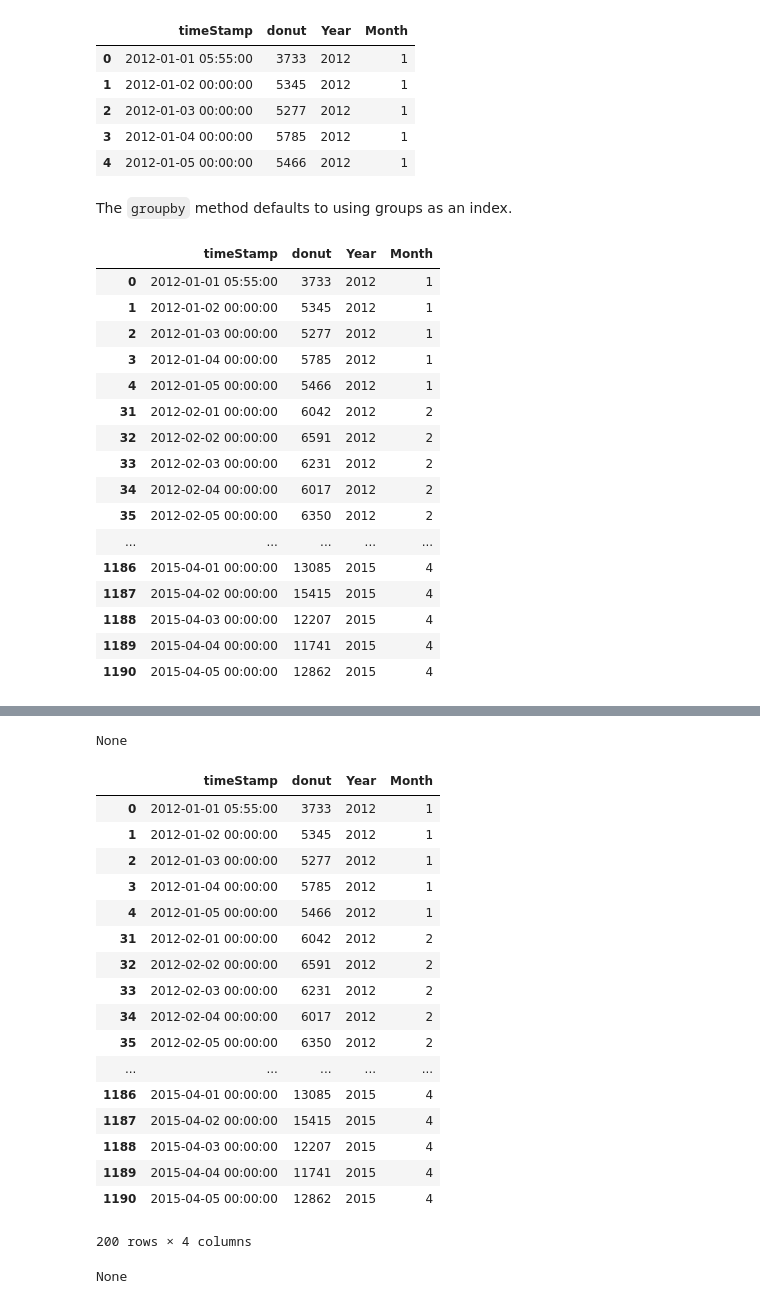
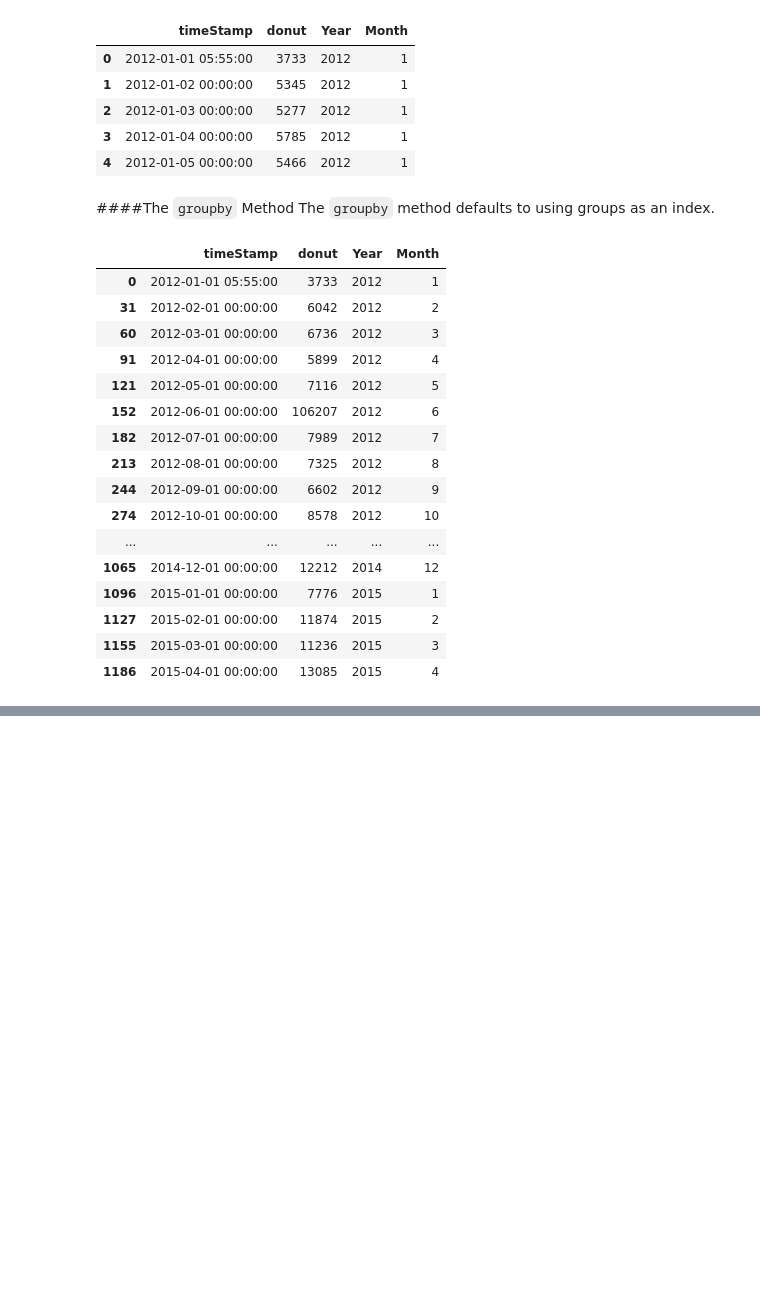
Before and after one commit to blehman/PyMNtos_ipynbD3_workshop, a Jupyter notebook: d3_notebook_example/notebooks/example.ipynb, the cells around one changed output, grey strips where cells are left out. Drawn from its saved outputs; the diff is of its cells as text; code cells hidden in the pictures; blank space fills up the shorter version.

```diff
--- a/d3_notebook_example/notebooks/example.ipynb
+++ b/d3_notebook_example/notebooks/example.ipynb
@@ -119,8 +122,8 @@ sampleData.head()
 ####Datetime Binning
 The datetime object has properties that make binning rather simple.
 # %%
-donut = cp_data.ix[:,("timeStamp","donut")]
-donut.head()
+donut = sampleData.ix[:,("timeStamp","donut")]
+display(donut.head())
 # %% [output]
 |  | timeStamp | donut |
 | 0 | 2012-01-01 05:55:00 | 3733 |
@@ -142,30 +146,33 @@ donut.head()
 | 3 | 2012-01-04 00:00:00 | 5785 | 2012 | 1 |
 | 4 | 2012-01-05 00:00:00 | 5466 | 2012 | 1 |
 # %% [markdown]
+####The `groupby` Method
 The `groupby` method defaults to using groups as an index.
 # %%
-donut_groupby_yearmonth = donut.groupby(['Year','Month'],as_index = False)
-donut_groupby_yearmonth1 = donut.groupby(['Year','Month'])
+#donut_groupby_yearmonth = donut.groupby(['Year','Month'],as_index = False)
+donut_groupby_yearmonth = donut.groupby(['Year','Month'])
 
-print display(donut_groupby_yearmonth.head())
+display(donut_groupby_yearmonth.head(n=1))
 print
 print
-print display(donut_groupby_yearmonth1.head())
+#display(donut_groupby_yearmonth1.head(n=1))
+
+display(sampleData.timeStamp.max())
 # %% [output]
 |  | timeStamp | donut | Year | Month |
 | 0 | 2012-01-01 05:55:00 | 3733 | 2012 | 1 |
-| 1 | 2012-01-02 00:00:00 | 5345 | 2012 | 1 |
-| 2 | 2012-01-03 00:00:00 | 5277 | 2012 | 1 |
-| 3 | 2012-01-04 00:00:00 | 5785 | 2012 | 1 |
-| 4 | 2012-01-05 00:00:00 | 5466 | 2012 | 1 |
 | 31 | 2012-02-01 00:00:00 | 6042 | 2012 | 2 |
-| 32 | 2012-02-02 00:00:00 | 6591 | 2012 | 2 |
-| 33 | 2012-02-03 00:00:00 | 6231 | 2012 | 2 |
-| 34 | 2012-02-04 00:00:00 | 6017 | 2012 | 2 |
-| 35 | 2012-02-05 00:00:00 | 6350 | 2012 | 2 |
+| 60 | 2012-03-01 00:00:00 | 6736 | 2012 | 3 |
+| 91 | 2012-04-01 00:00:00 | 5899 | 2012 | 4 |
+| 121 | 2012-05-01 00:00:00 | 7116 | 2012 | 5 |
+| 152 | 2012-06-01 00:00:00 | 106207 | 2012 | 6 |
+| 182 | 2012-07-01 00:00:00 | 7989 | 2012 | 7 |
+| 213 | 2012-08-01 00:00:00 | 7325 | 2012 | 8 |
+| 244 | 2012-09-01 00:00:00 | 6602 | 2012 | 9 |
+| 274 | 2012-10-01 00:00:00 | 8578 | 2012 | 10 |
 | ... | ... | ... | ... | ... |
+| 1065 | 2014-12-01 00:00:00 | 12212 | 2014 | 12 |
+| 1096 | 2015-01-01 00:00:00 | 7776 | 2015 | 1 |
+| 1127 | 2015-02-01 00:00:00 | 11874 | 2015 | 2 |
+| 1155 | 2015-03-01 00:00:00 | 11236 | 2015 | 3 |
 | 1186 | 2015-04-01 00:00:00 | 13085 | 2015 | 4 |
-| 1187 | 2015-04-02 00:00:00 | 15415 | 2015 | 4 |
-| 1188 | 2015-04-03 00:00:00 | 12207 | 2015 | 4 |
-| 1189 | 2015-04-04 00:00:00 | 11741 | 2015 | 4 |
-| 1190 | 2015-04-05 00:00:00 | 12862 | 2015 | 4 |
@@ -173,20 +179,0 @@ print display(donut_groupby_yearmonth1.head())
-None
-|  | timeStamp | donut | Year | Month |
-| 0 | 2012-01-01 05:55:00 | 3733 | 2012 | 1 |
-| 1 | 2012-01-02 00:00:00 | 5345 | 2012 | 1 |
-| 2 | 2012-01-03 00:00:00 | 5277 | 2012 | 1 |
-| 3 | 2012-01-04 00:00:00 | 5785 | 2012 | 1 |
-| 4 | 2012-01-05 00:00:00 | 5466 | 2012 | 1 |
-| 31 | 2012-02-01 00:00:00 | 6042 | 2012 | 2 |
-| 32 | 2012-02-02 00:00:00 | 6591 | 2012 | 2 |
-| 33 | 2012-02-03 00:00:00 | 6231 | 2012 | 2 |
-| 34 | 2012-02-04 00:00:00 | 6017 | 2012 | 2 |
-| 35 | 2012-02-05 00:00:00 | 6350 | 2012 | 2 |
-| ... | ... | ... | ... | ... |
-| 1186 | 2015-04-01 00:00:00 | 13085 | 2015 | 4 |
-| 1187 | 2015-04-02 00:00:00 | 15415 | 2015 | 4 |
-| 1188 | 2015-04-03 00:00:00 | 12207 | 2015 | 4 |
-| 1189 | 2015-04-04 00:00:00 | 11741 | 2015 | 4 |
-| 1190 | 2015-04-05 00:00:00 | 12862 | 2015 | 4 |
-200 rows × 4 columns
-None
```
Also changed, not shown: parts of 27 cells of this notebook.
